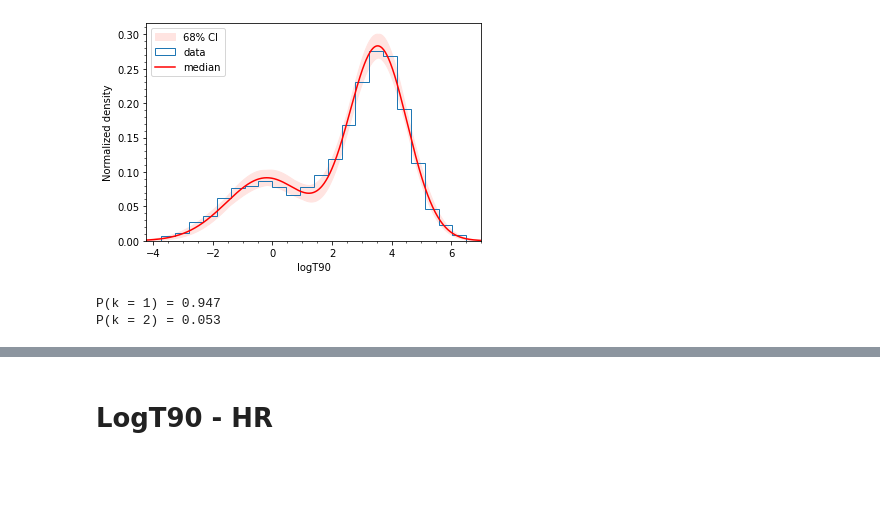
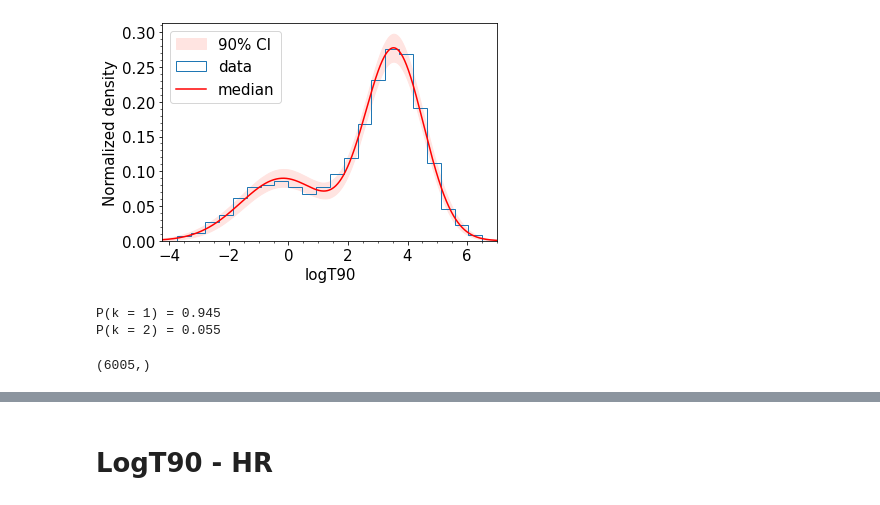
Before and after one commit to fdesanti/nested_sampling, a Jupyter notebook: posterior_analysis.ipynb, the cells around one changed output, grey strips where cells are left out. Drawn from its saved outputs; the diff is of its cells as text; code cells hidden in the pictures; blank space fills up the shorter version.

Commit message:
fixed CL mixture plot

```diff
--- a/posterior_analysis.ipynb
+++ b/posterior_analysis.ipynb
@@ -6,25 +6,32 @@ import pandas as pd
 # %%
 #%matplotlib widget
 n_gauss = 2
-path = f'results/{n_gauss}gauss_additional_priors_gaussian_errors'
+path = f'results/{n_gauss}gauss_additional_priors'#_gaussian_errors'
 #path = 'results/2gauss'
 data_file = 'data/GRB_data.txt'
 
 #retrieve data
 data = np.genfromtxt(data_file)
 logT90, dlogT90, HR = data.T
 
 #retrieve posterior samples
 posteriors = Posteriorsamples(path, 'posterior.dat')
 best_estimates, _ = posteriors.get_best_estimate(CL='68')
-posteriors.plot_posterior_mixture(data = logT90)
+posteriors.plot_posterior_mixture(data = logT90, CL=90)
 
 T90 = np.log(2)
 P1 = posteriors.compute_class_prob(T90, 1)
 P2 = posteriors.compute_class_prob(T90, 2)
 if n_gauss == 3:
     P3 = posteriors.compute_class_prob(T90, 3)
 # %% [output]
-[figure, old version]
+[figure, new version]
-P(k = 1) = 0.947
-P(k = 2) = 0.053
+P(k = 1) = 0.945
+P(k = 2) = 0.055
+# %%
+x = np.random.uniform(size=(10,100))
+
+np.percentile(x, 10, axis = 0).shape
+posteriors.samples['mu_2'].shape
+# %% [output]
+(6005,)
```
Also changed, not shown: parts of 3 cells of this notebook, 10 other files.
